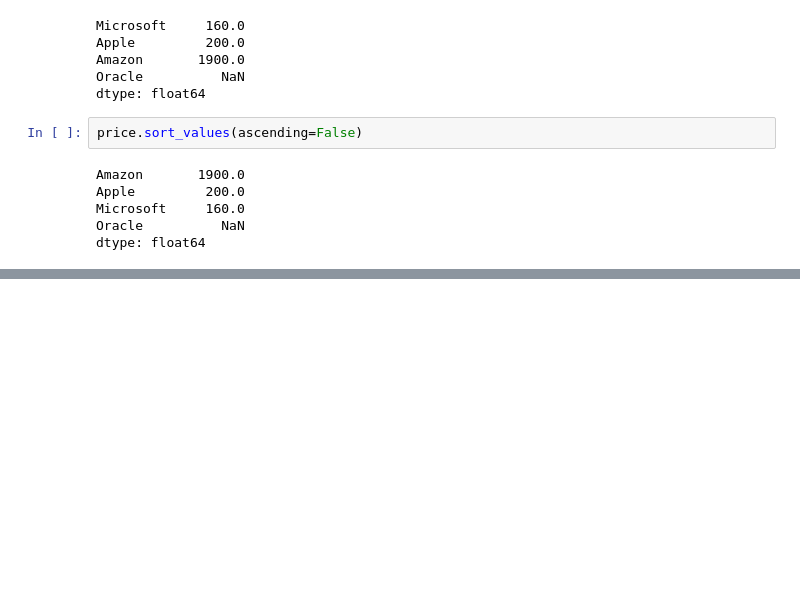
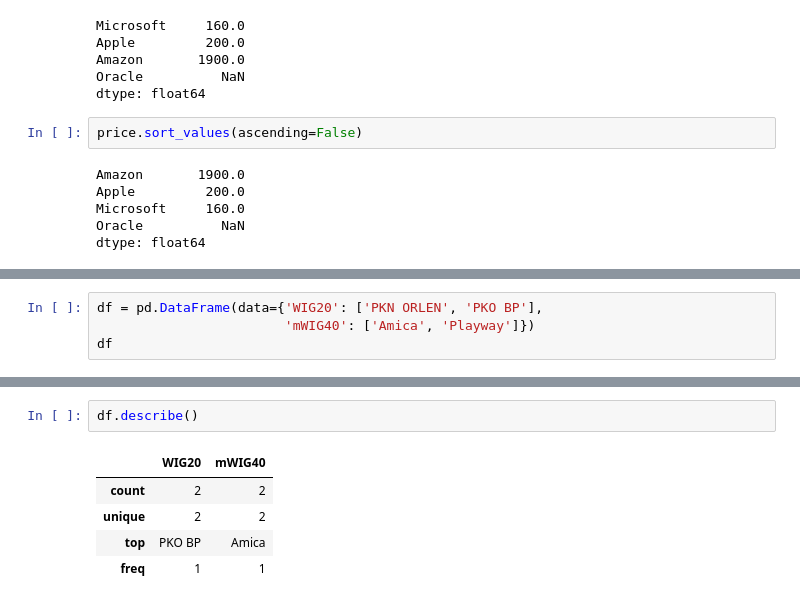
Before and after one commit to dgierejkiewicz/data-science, a Jupyter notebook: pandas_tworzenie_obiektow.ipynb, the cells around one changed output, grey strips where cells are left out. Drawn from its saved outputs; the diff is of its cells as text; blank space fills up the shorter version.

```diff
--- a/pandas_tworzenie_obiektow.ipynb
+++ b/pandas_tworzenie_obiektow.ipynb
@@ -221,0 +247,4 @@ dtype: float64
+# %%
+df = pd.DataFrame(data={'WIG20': ['PKN ORLEN', 'PKO BP'],
+                        'mWIG40': ['Amica', 'Playway']})
+df
@@ -221,0 +280,8 @@ dtype: float64
+# %%
+df.describe()
+# %% [output]
+|  | WIG20 | mWIG40 |
+| count | 2 | 2 |
+| unique | 2 | 2 |
+| top | PKO BP | Amica |
+| freq | 1 | 1 |
```
Also changed, not shown: parts of 11 cells of this notebook.
